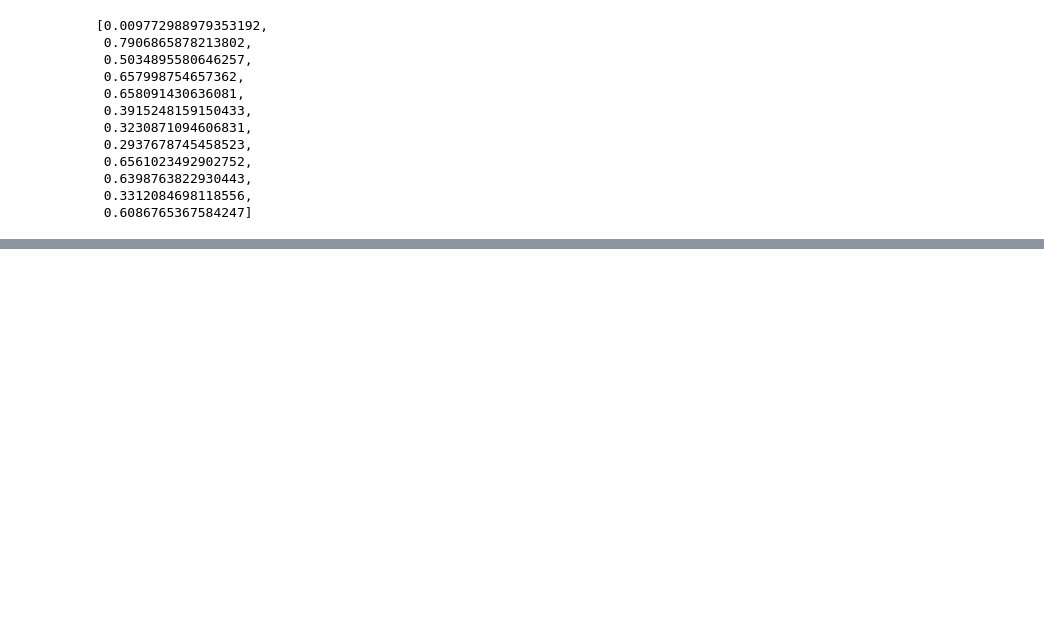
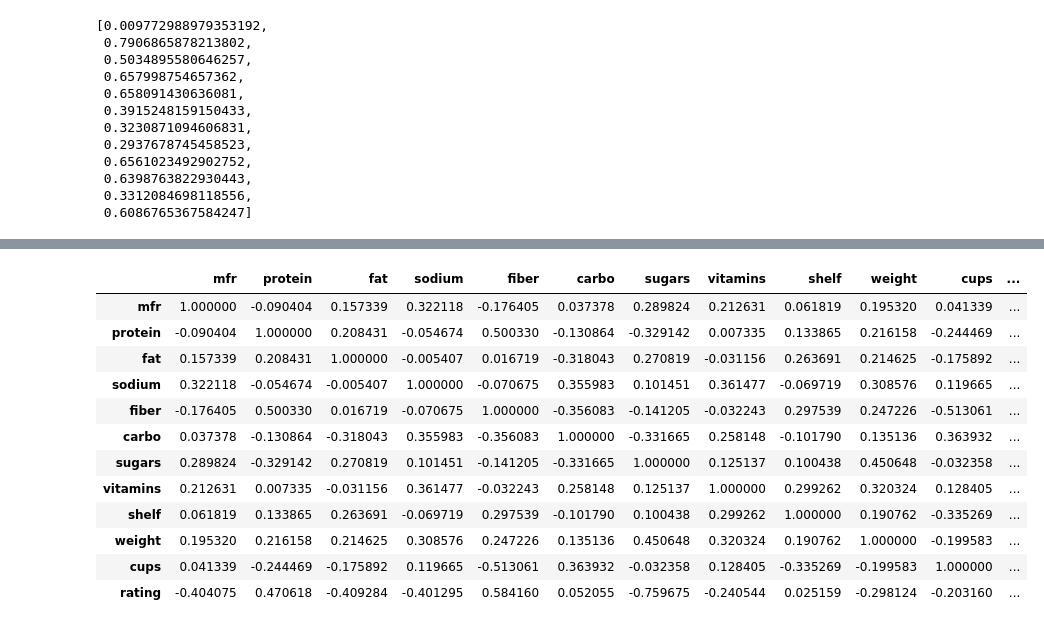
Before and after one commit to Juliet777/Econometrics1, a Jupyter notebook: linear_regression_full.ipynb, the cells around one changed output, grey strips where cells are left out. Cells and saved outputs as stored; diff of their text form; code cells hidden in the pictures; blank space fills up the shorter version.

```diff
--- a/linear_regression_full.ipynb
+++ b/linear_regression_full.ipynb
@@ -350,0 +420,16 @@ tol
+# %%
+df_new.corr()
+# %% [output]
+|  | mfr | protein | fat | sodium | fiber | carbo | sugars | vitamins | shelf | weight | cups | ... |
+| mfr | 1.000000 | -0.090404 | 0.157339 | 0.322118 | -0.176405 | 0.037378 | 0.289824 | 0.212631 | 0.061819 | 0.195320 | 0.041339 | ... |
+| protein | -0.090404 | 1.000000 | 0.208431 | -0.054674 | 0.500330 | -0.130864 | -0.329142 | 0.007335 | 0.133865 | 0.216158 | -0.244469 | ... |
+| fat | 0.157339 | 0.208431 | 1.000000 | -0.005407 | 0.016719 | -0.318043 | 0.270819 | -0.031156 | 0.263691 | 0.214625 | -0.175892 | ... |
+| sodium | 0.322118 | -0.054674 | -0.005407 | 1.000000 | -0.070675 | 0.355983 | 0.101451 | 0.361477 | -0.069719 | 0.308576 | 0.119665 | ... |
+| fiber | -0.176405 | 0.500330 | 0.016719 | -0.070675 | 1.000000 | -0.356083 | -0.141205 | -0.032243 | 0.297539 | 0.247226 | -0.513061 | ... |
+| carbo | 0.037378 | -0.130864 | -0.318043 | 0.355983 | -0.356083 | 1.000000 | -0.331665 | 0.258148 | -0.101790 | 0.135136 | 0.363932 | ... |
+| sugars | 0.289824 | -0.329142 | 0.270819 | 0.101451 | -0.141205 | -0.331665 | 1.000000 | 0.125137 | 0.100438 | 0.450648 | -0.032358 | ... |
+| vitamins | 0.212631 | 0.007335 | -0.031156 | 0.361477 | -0.032243 | 0.258148 | 0.125137 | 1.000000 | 0.299262 | 0.320324 | 0.128405 | ... |
+| shelf | 0.061819 | 0.133865 | 0.263691 | -0.069719 | 0.297539 | -0.101790 | 0.100438 | 0.299262 | 1.000000 | 0.190762 | -0.335269 | ... |
+| weight | 0.195320 | 0.216158 | 0.214625 | 0.308576 | 0.247226 | 0.135136 | 0.450648 | 0.320324 | 0.190762 | 1.000000 | -0.199583 | ... |
+| cups | 0.041339 | -0.244469 | -0.175892 | 0.119665 | -0.513061 | 0.363932 | -0.032358 | 0.128405 | -0.335269 | -0.199583 | 1.000000 | ... |
+| rating | -0.404075 | 0.470618 | -0.409284 | -0.401295 | 0.584160 | 0.052055 | -0.759675 | -0.240544 | 0.025159 | -0.298124 | -0.203160 | ... |
```
Also changed, not shown: parts of 5 cells of this notebook.
